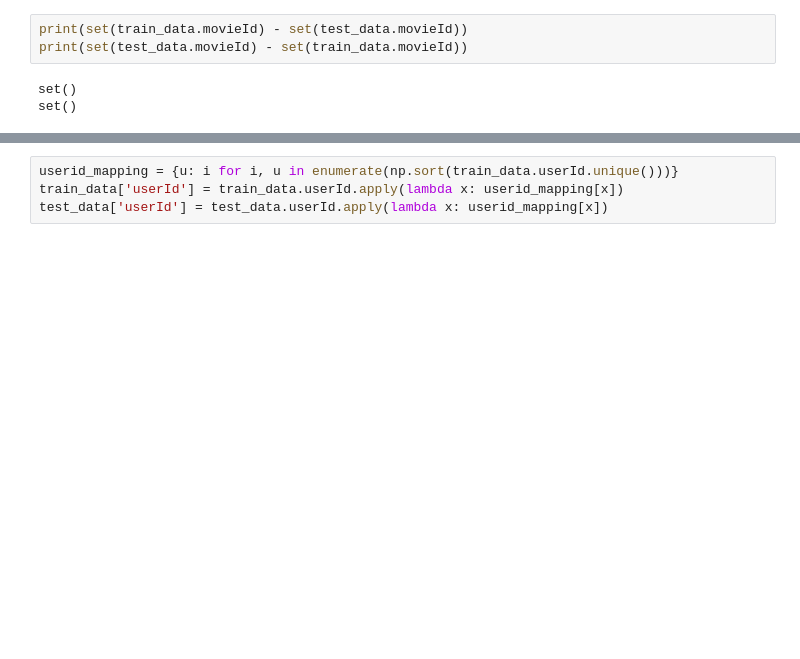
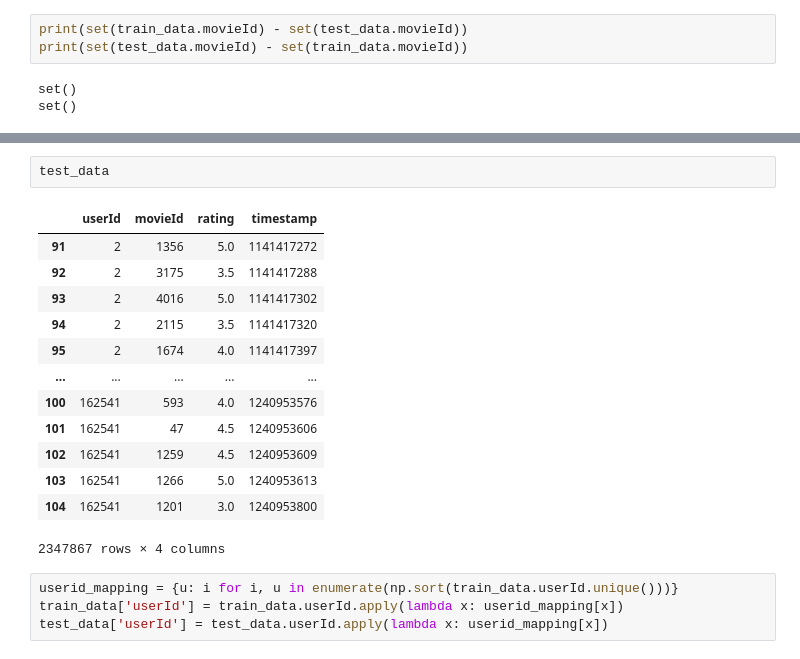
Before and after one commit to Wander1ngW1nd/MoviesGRS_MFDP, a Jupyter notebook: ratings_data_preprocessing.ipynb, the cells around one changed output, grey strips where cells are left out. Cells and saved outputs as stored; diff of their text form; blank space fills up the shorter version.

```diff
--- a/ratings_data_preprocessing.ipynb
+++ b/ratings_data_preprocessing.ipynb
@@ -144,3 +177,19 @@ set()
+# %%
+test_data
+# %% [output]
+|  | userId | movieId | rating | timestamp |
+| 91 | 2 | 1356 | 5.0 | 1141417272 |
+| 92 | 2 | 3175 | 3.5 | 1141417288 |
+| 93 | 2 | 4016 | 5.0 | 1141417302 |
+| 94 | 2 | 2115 | 3.5 | 1141417320 |
+| 95 | 2 | 1674 | 4.0 | 1141417397 |
+| ... | ... | ... | ... | ... |
+| 100 | 162541 | 593 | 4.0 | 1240953576 |
+| 101 | 162541 | 47 | 4.5 | 1240953606 |
+| 102 | 162541 | 1259 | 4.5 | 1240953609 |
+| 103 | 162541 | 1266 | 5.0 | 1240953613 |
+| 104 | 162541 | 1201 | 3.0 | 1240953800 |
+2347867 rows × 4 columns
 # %%
 userid_mapping = {u: i for i, u in enumerate(np.sort(train_data.userId.unique()))}
 train_data['userId'] = train_data.userId.apply(lambda x: userid_mapping[x])
```
Also changed, not shown: parts of 7 cells of this notebook.
